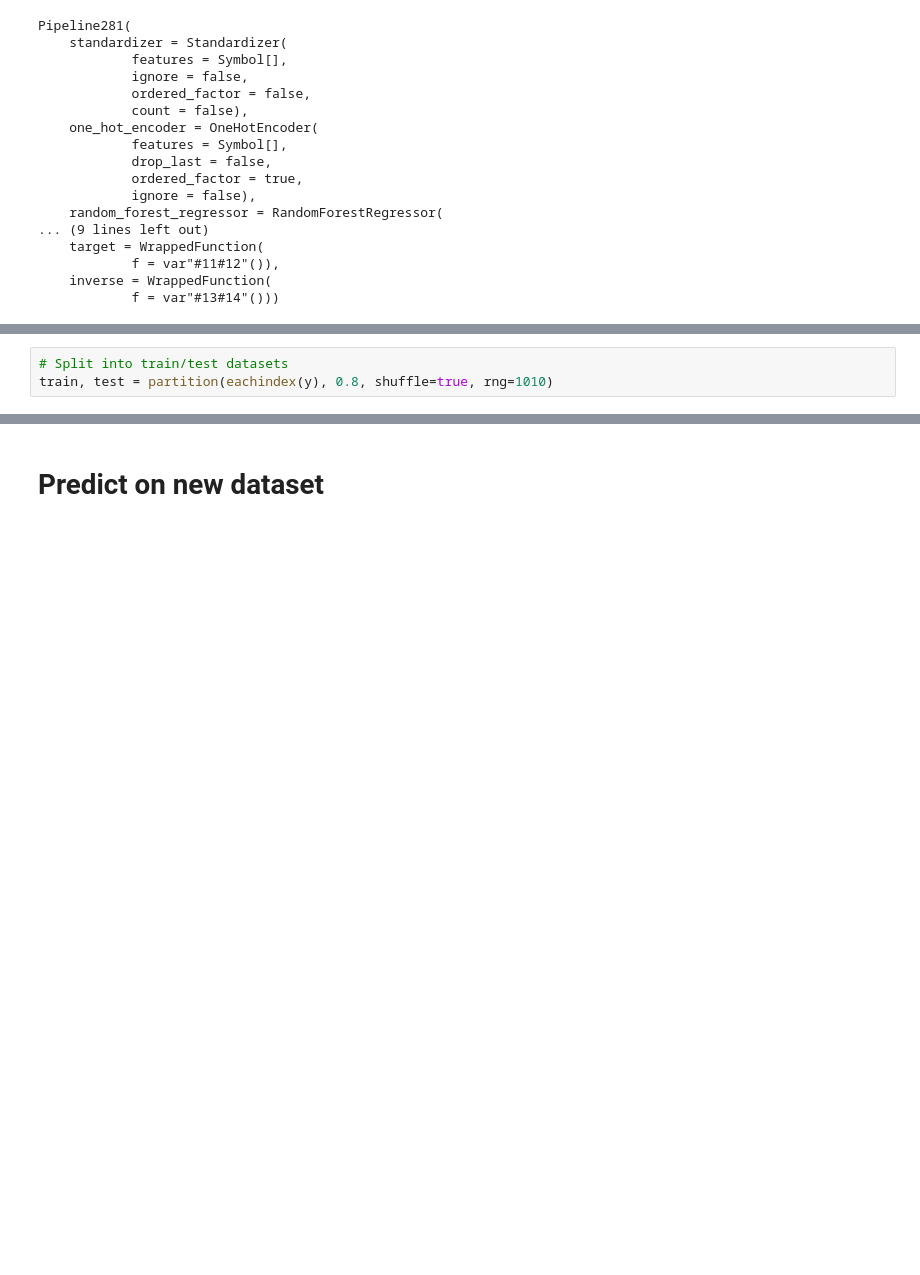
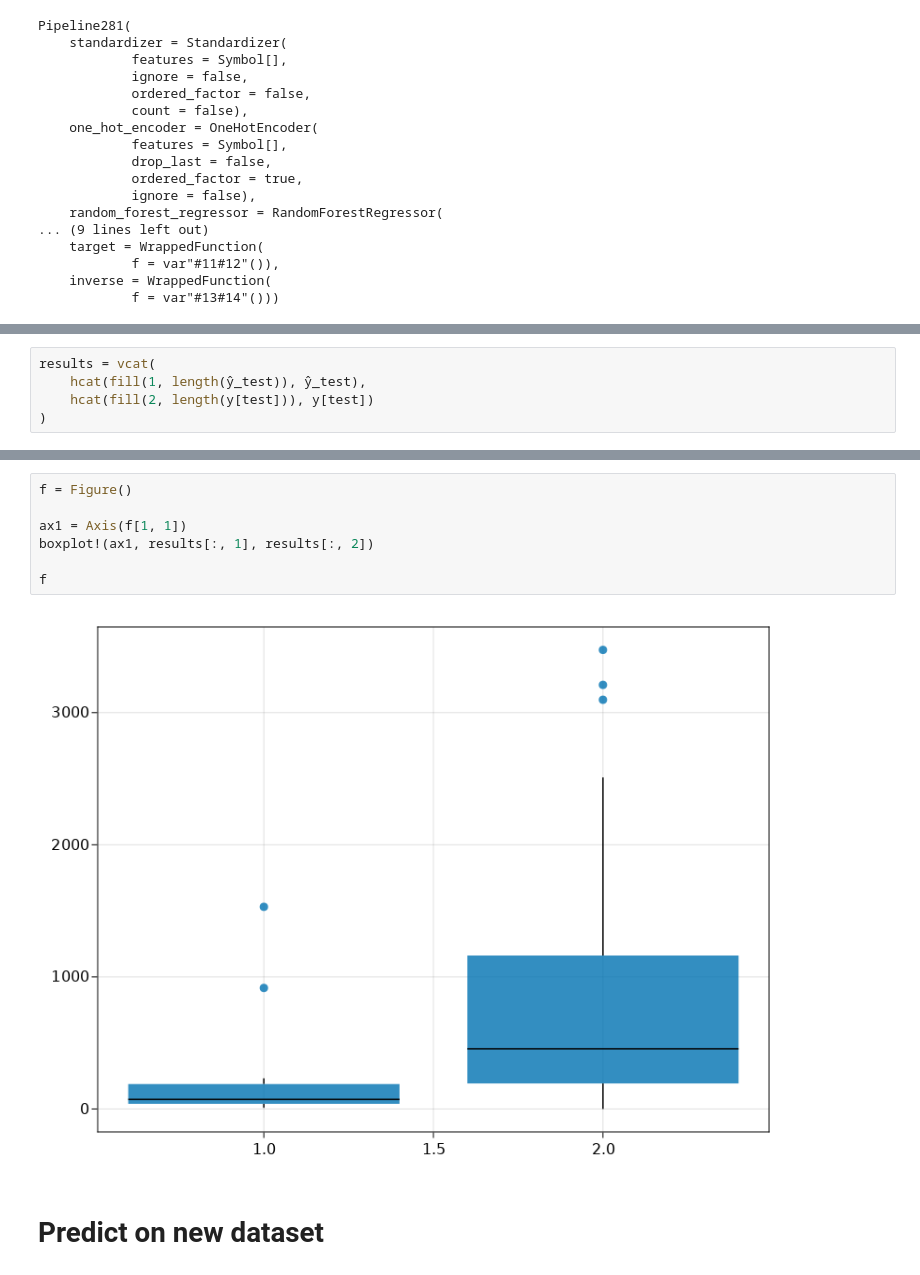
Before and after one commit to julionovoa/jl-sandbox, a Jupyter notebook: code/lichen-randomforestregressor.ipynb, the cells around one changed output, grey strips where cells are left out. Drawn from its saved outputs; the diff is of its cells as text; blank space fills up the shorter version.

Commit message:
boxplots included

```diff
--- a/code/lichen-randomforestregressor.ipynb
+++ b/code/lichen-randomforestregressor.ipynb
@@ -141,3 +182,0 @@ f
-# %%
-# Split into train/test datasets
-train, test = partition(eachindex(y), 0.8, shuffle=true, rng=1010)
@@ -211,0 +193,5 @@ f
+# %%
+results = vcat(
+    hcat(fill(1, length(ŷ_test)), ŷ_test),
+    hcat(fill(2, length(y[test])), y[test])
+)
@@ -212,3 +216,12 @@ f
+# %%
+f = Figure()
+
+ax1 = Axis(f[1, 1])
+boxplot!(ax1, results[:, 1], results[:, 2])
+
+f
+# %% [output]
+[figure, added]
 # %% [markdown]
 # Predict on new dataset
 # %%
```
Also changed, not shown: parts of 19 cells of this notebook.
